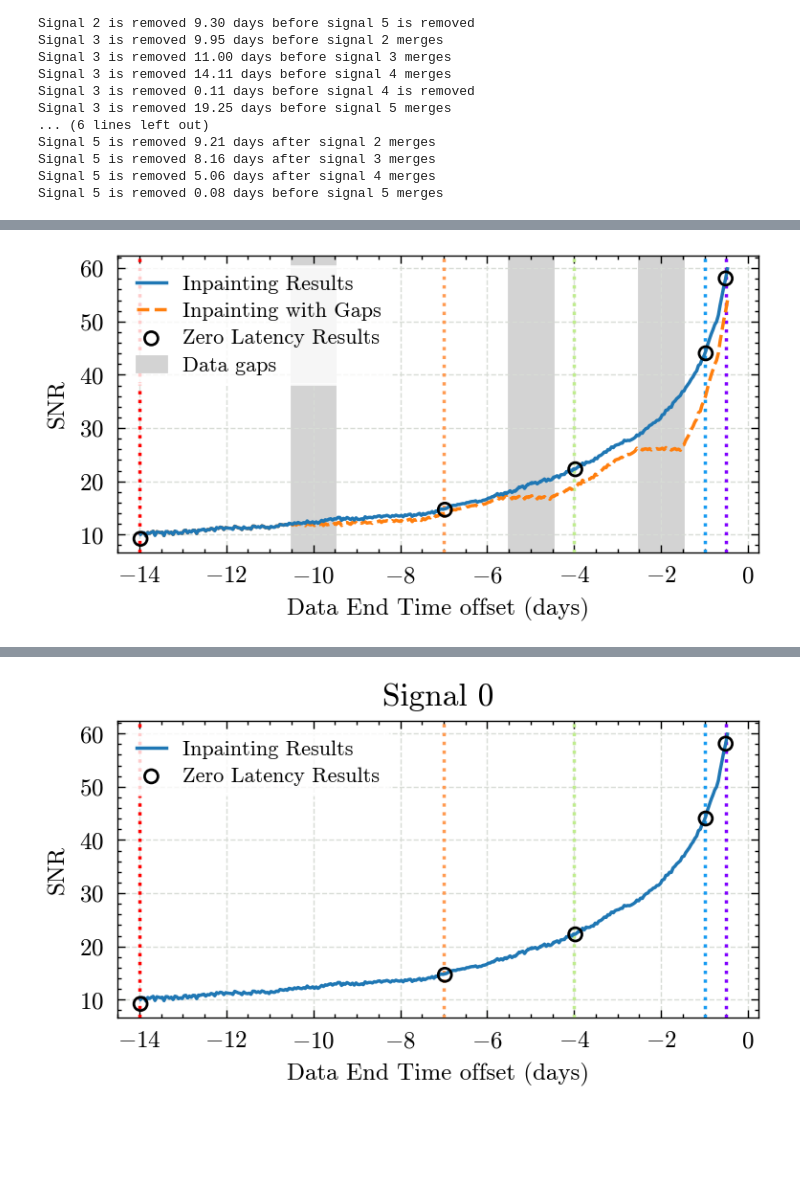
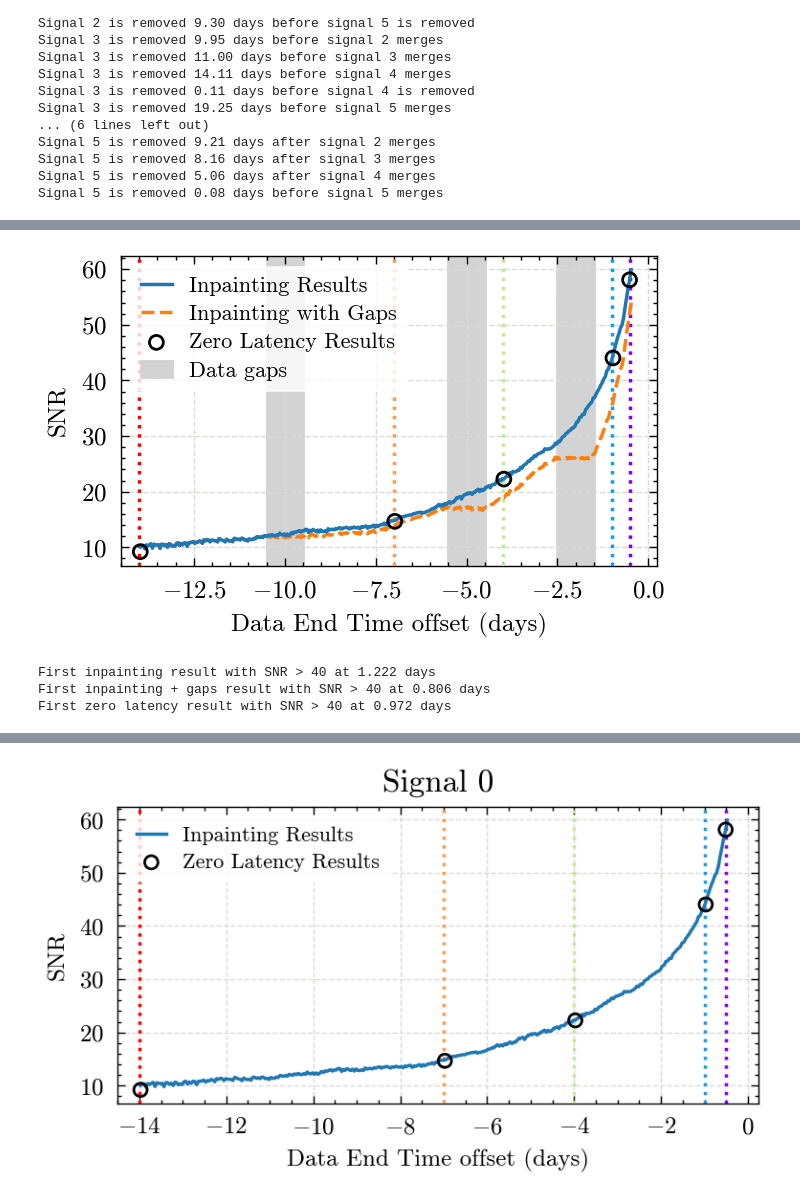
Before and after one commit to icg-gravwaves/lisa_premerger_sangria, a Jupyter notebook: search/inpainting_runs/plot_focused_data_results.ipynb, the cells around one changed output, grey strips where cells are left out. Drawn from its saved outputs; the diff is of its cells as text; code cells hidden in the pictures; blank space fills up the shorter version.

```diff
--- a/search/inpainting_runs/plot_focused_data_results.ipynb
+++ b/search/inpainting_runs/plot_focused_data_results.ipynb
@@ -97,7 +207,4 @@ _[0].set_ylim(3,20)
 # %%
-signals_in_region = [2,3,4,5]
-removal_time_s = [7200, 11*86400, 14*86400, 7200]
-
 fig_focused_dataend, (ax_focused_dataend, labels, lines) = plotting_utils.plot_around_time(
     results_one=results_varremoval,
     times_before=times_before,
@@ -106,7 +213,7 @@ fig_focused_dataend, (ax_focused_dataend, labels, lines) = plotting_utils.plot_a
     predicted_time=False,
     start_time_offset=110,
     end_time_offset=145,
-    width_factor=1.25
+    width_factor=1.5
 )
 # Add lines for when the signals are removed from the data
 lines.append(ax_focused_dataend.axvline(
@@ -146,9 +255,9 @@ fig_focused_dataend.savefig(f'{paper_plots_dir}/figure_X_focused_region_variable
 # %%
-table_str = """\\begin{tabular}{|cc|c|}
+table_str = """\\begin{tabular}{|cc|cc|}
 \\hline
-\\multicolumn{2}{|c|}{Signal} & \\multirow{2}{*}{Removal Time} \\\\
-\\cline{0-1}
-Number & Time (days) &  \\\\
+\\multicolumn{2}{|c|}{Signal} & \\multicolumn{2}{c|}{Removal Time} \\\\
+\\hline
+Number & Time (days) & Offset & Time (days) \\\\
 \\hline
 """
 for signal_number, time_before in zip(signals_in_region, removal_time_s):
@@ -157,7 +266,7 @@ for signal_number, time_before in zip(signals_in_region, removal_time_s):
     else:
         removal_time_str = f"{time_before / 3600:.0f} hours"
     truth_time_days = truth_times_s[signal_number] / 86400
-    table_str += f"{signal_number} & {truth_time_days:.1f} & {removal_time_str} \\\\\n"
+    table_str += f"{signal_number} & {truth_time_days:.1f} & {removal_time_str} & {truth_time_days - time_before/86400:.1f} \\\\\n"
 table_str += """\\hline
 \\end{tabular}
 """
@@ -224,10 +339,6 @@ example_signal = 0
 results_zero_latency = get_results_zero_latency(
     "../zero_latency/results/psd_estimate/data_runs_raw_{time_before}_results.hdf",
     times_before
-)
-
-results_estimate_all = get_results(
-    f"results/data_runs_psd_estimate.hdf"
 )
 
 # Filter the zero latency results to only use the closest point for each
@@ -246,11 +357,11 @@ for t_before in times_before:
 zl_results_data_end_time = np.array(zl_results_data_end_time)
 zl_results_snr = np.array(zl_results_snr)
 
-width = plt.rcParams["figure.figsize"][0] * 1.25
-height = plt.rcParams["figure.figsize"][1]
 
-fig, ax = plt.subplots(1, figsize=(width, height),)
-
+# We need to get the inpainting results again which have not been filtered for particular times-before-merger
+results_estimate_all = get_results(
+    f"results/data_runs_psd_estimate.hdf"
+)
 
 ip_times_before = np.unique(results_estimate_all['time_before'])
 ip_results_data_end_time = []
@@ -263,9 +374,14 @@ for t_before in ip_times_before:
     ip_results_data_end_time.append(results_estimate_all['data_end_time'][this_t][closest_match])
     ip_results_snr.append(results_estimate_all['snr'][this_t][closest_match])
 
+ip_results_data_end_time = np.array(ip_results_data_end_time)
+ip_results_snr = np.array(ip_results_snr)
+
+# A special run around signal 0 which has gaps inserted
 inpainting_gaps_results = get_results(
     "results/data_runs_signal_0_gaps.hdf",
 )
+
 ipg_times_before = np.unique(inpainting_gaps_results['time_before'])
 ipg_results_data_end_time = []
 ipg_results_snr = []
@@ -277,6 +393,13 @@ for t_before in ip_times_before:
     ipg_results_data_end_time.append(inpainting_gaps_results['data_end_time'][this_t][closest_match])
     ipg_results_snr.append(inpainting_gaps_results['snr'][this_t][closest_match])
 
+ipg_results_data_end_time = np.array(ipg_results_data_end_time)
+ipg_results_snr = np.array(ipg_results_snr)
+
+width = plt.rcParams["figure.figsize"][0]
+height = plt.rcParams["figure.figsize"][1]
+
+fig, ax = plt.subplots(1, figsize=(width, height),)
 
 ax.plot(
     (ip_results_data_end_time - truth_times_s[example_signal]) / 86400,
@@ -304,31 +427,53 @@ ax.scatter(
     facecolors='none',
     label='Zero Latency Results',
     zorder=20
 
 )
 
 sm = plotting_utils.get_sm(vmin=min(times_before), vmax=max(times_before))
 
 for time_before in times_before:
     ax.axvline(
         -time_before,
         c=sm.to_rgba(time_before),
         linestyle=':',
         linewidth=1.25,
         zorder=5
     )
 
 for gap in [(2.5, 1.5), (5.5, 4.5), (10.5, 9.5)]:
     ax.axvspan(-gap[0], -gap[1], color='lightgray', zorder=0)
 ax.axvspan(100, 100, color='lightgray', zorder=0, label='Data gaps')
 
 ax.grid(zorder=0)
 ax.set_xlim(-14.5, 0.25)
 ax.legend(loc='upper left')
 ax.set_ylabel('SNR')
 ax.set_xlabel('Data End Time offset (days)')
 fig.show()
 fig.savefig(f'plots/signal_{example_signal}_end_timeline_with_gaps.pdf')
 fig.savefig(f'{paper_plots_dir}/figure_X_signal_{example_signal}_timeline.png', dpi=300)
 # %% [output]
-[figure, old version]
+[figure, new version]
+# %%
+# In the paper we discuss where the signal 0 lines cross SNR of 40, let's find where this happens:
+# Note that this is the hourly results, so results may vary by up to an hour (~0.04 days)
+
+crossing_snr = 40
+
+crossing_ip_idx = np.argwhere(ip_results_snr > crossing_snr)[-1][0]
+crossing_ip_time = (ip_results_data_end_time[crossing_ip_idx] - truth_times_s[0]) / 86400
+print(f'First inpainting result with SNR > {crossing_snr} at {-crossing_ip_time:.3f} days')
+
+crossing_ipg_idx = np.argwhere(ipg_results_snr > crossing_snr)[-1][0]
+crossing_ipg_time = (ipg_results_data_end_time[crossing_ipg_idx] - truth_times_s[0]) / 86400
+print(f'First inpainting + gaps result with SNR > {crossing_snr} at {-crossing_ipg_time:.3f} days')
+crossing_ipg_idx = np.argwhere(ipg_results_snr > crossing_snr)[-1][0]
+
+crossing_zl_idx = np.argwhere(zl_results_snr > crossing_snr)[-1][0]
+crossing_zl_time = (zl_results_data_end_time[crossing_zl_idx] - truth_times_s[0]) / 86400
+print(f'First zero latency result with SNR > {crossing_snr} at {-crossing_zl_time:.3f} days')
+# %% [output]
+First inpainting result with SNR > 40 at 1.222 days
+First inpainting + gaps result with SNR > 40 at 0.806 days
+First zero latency result with SNR > 40 at 0.972 days
```
Also changed, not shown: parts of 25 cells of this notebook, 3 other files.
